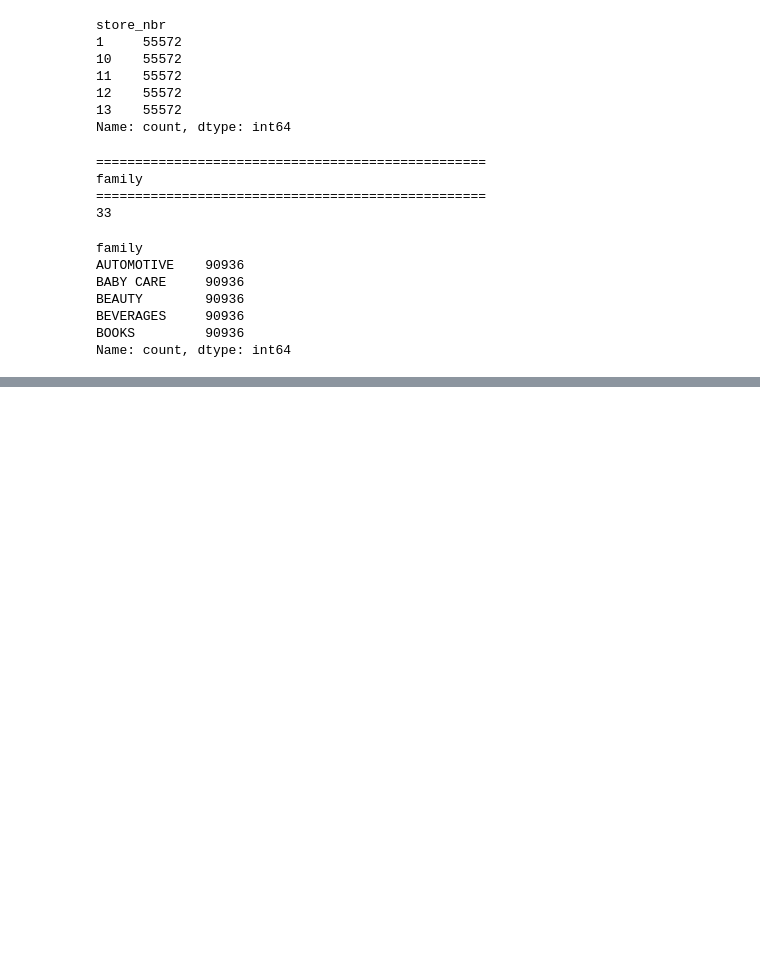
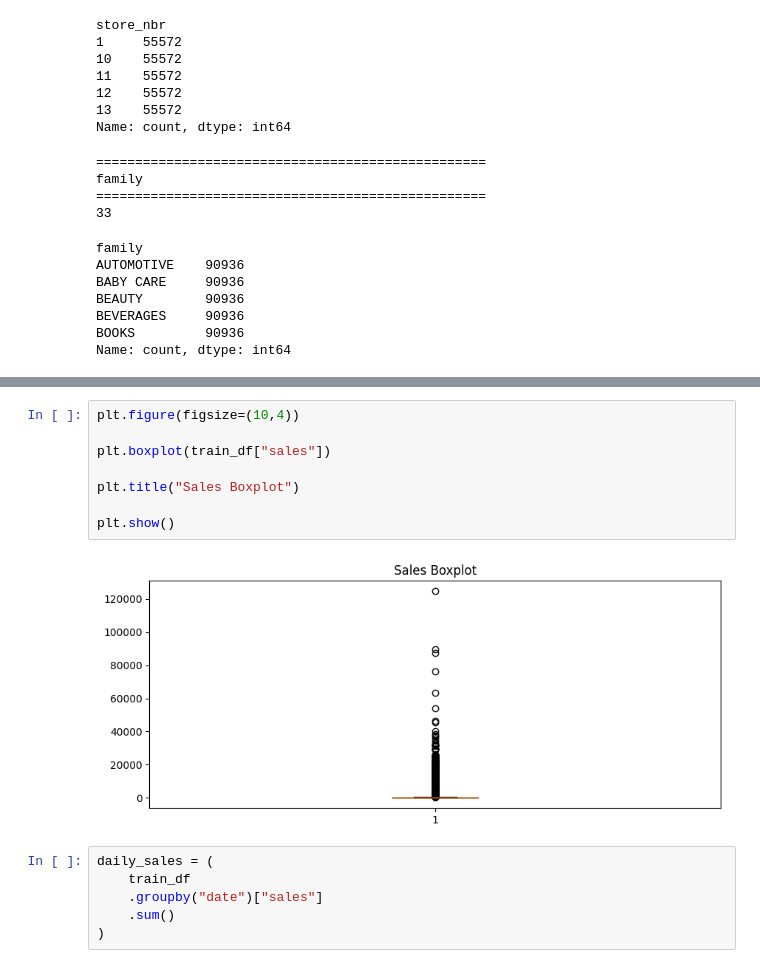
Before and after one commit to Husnain5Khalid/DemandIQ-Smart-demand-forecasting-, a Jupyter notebook: notebooks/01-DataExploration.ipynb, the cells around one changed output, grey strips where cells are left out. Saved outputs shown, nothing was run; the diff lists cells and outputs as text; blank space fills up the shorter version.

```diff
--- a/notebooks/01-DataExploration.ipynb
+++ b/notebooks/01-DataExploration.ipynb
@@ -523,0 +550,16 @@ Name: count, dtype: int64
+# %%
+plt.figure(figsize=(10,4))
+
+plt.boxplot(train_df["sales"])
+
+plt.title("Sales Boxplot")
+
+plt.show()
+# %% [output]
+[figure, added]
+# %%
+daily_sales = (
+    train_df
+    .groupby("date")["sales"]
+    .sum()
+)
```
Also changed, not shown: parts of 21 cells of this notebook.
